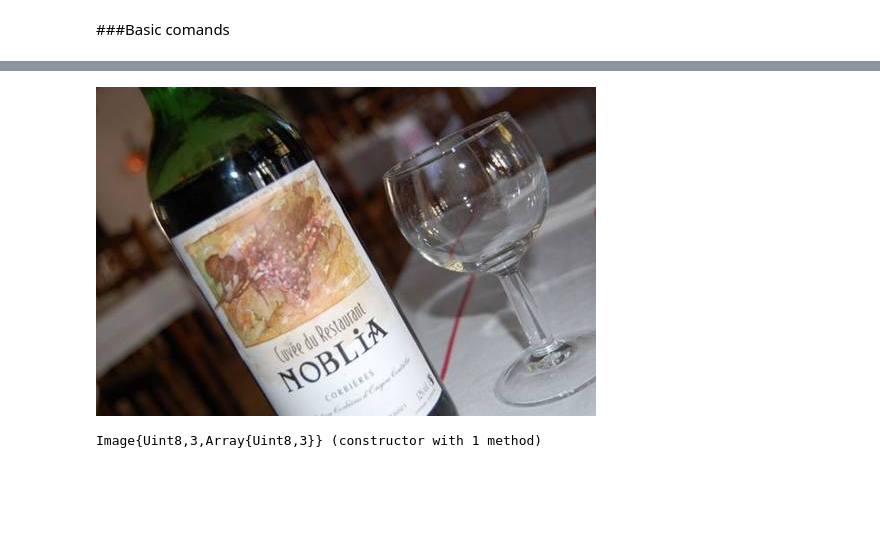
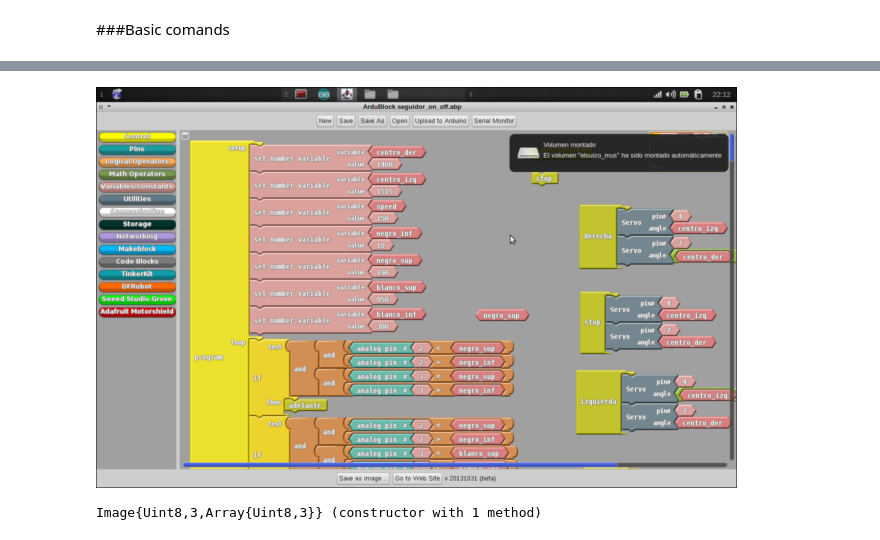
Before and after one commit to elsuizo/Julia_work, a Jupyter notebook: Image_Processing.ipynb, the cells around one changed output, grey strips where cells are left out. Drawn from its saved outputs; the diff is of its cells as text; code cells hidden in the pictures; blank space fills up the shorter version.

```diff
--- a/Image_Processing.ipynb
+++ b/Image_Processing.ipynb
@@ -9,8 +27,8 @@ using Images, ImageView
 # %%
 # In Ipython Notebook the image display automatically
-im = imread("Noblia_wine.jpg")
+im = imread("seguidor_on_off_ardublock.png")
 # %% [output]
-[figure, old version]
+[figure, new version]
 # %%
 # typeof Image
 typeof(im)
```
Also changed, not shown: parts of 8 cells of this notebook, 1 other file.
